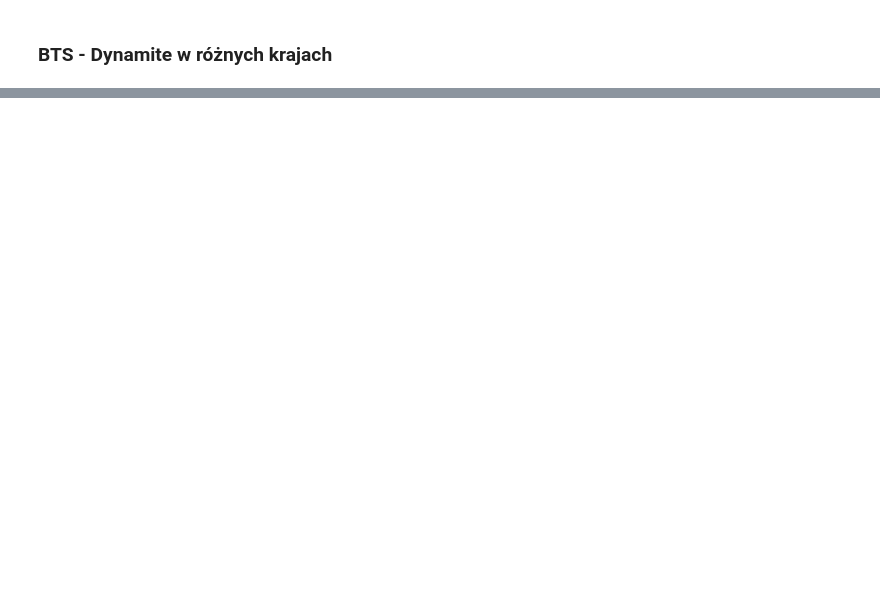
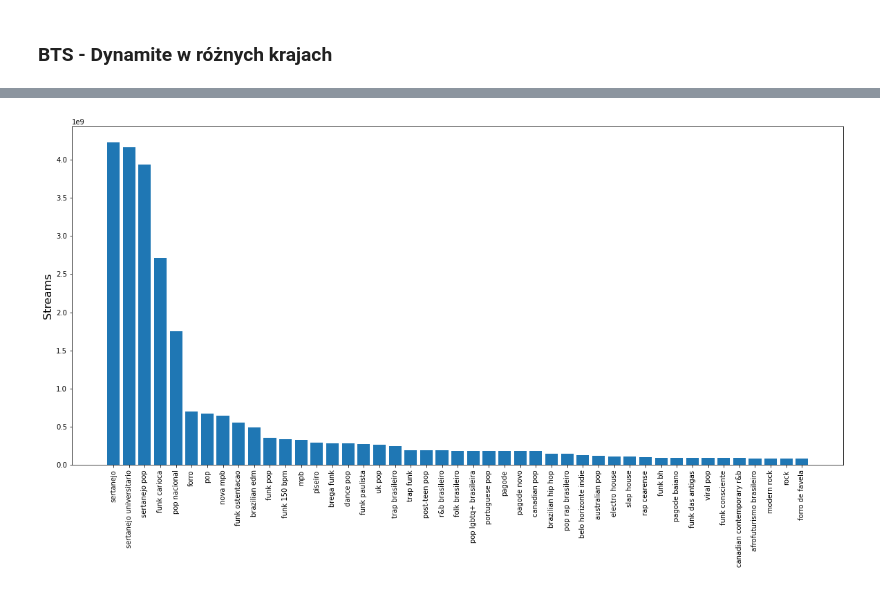
Before and after one commit to Andropogon/Eksploracja-Danych---Projekt, a Jupyter notebook: project_v1.ipynb, the cells around one changed output, grey strips where cells are left out. Drawn from its saved outputs; the diff is of its cells as text; code cells hidden in the pictures; blank space fills up the shorter version.

```diff
--- a/project_v1.ipynb
+++ b/project_v1.ipynb
@@ -199,0 +193,4 @@ plt.show()
+# %%
+plot_top_genres("br", 100)
+# %% [output]
+[figure, added]
```
Also changed, not shown: parts of 31 cells of this notebook.
